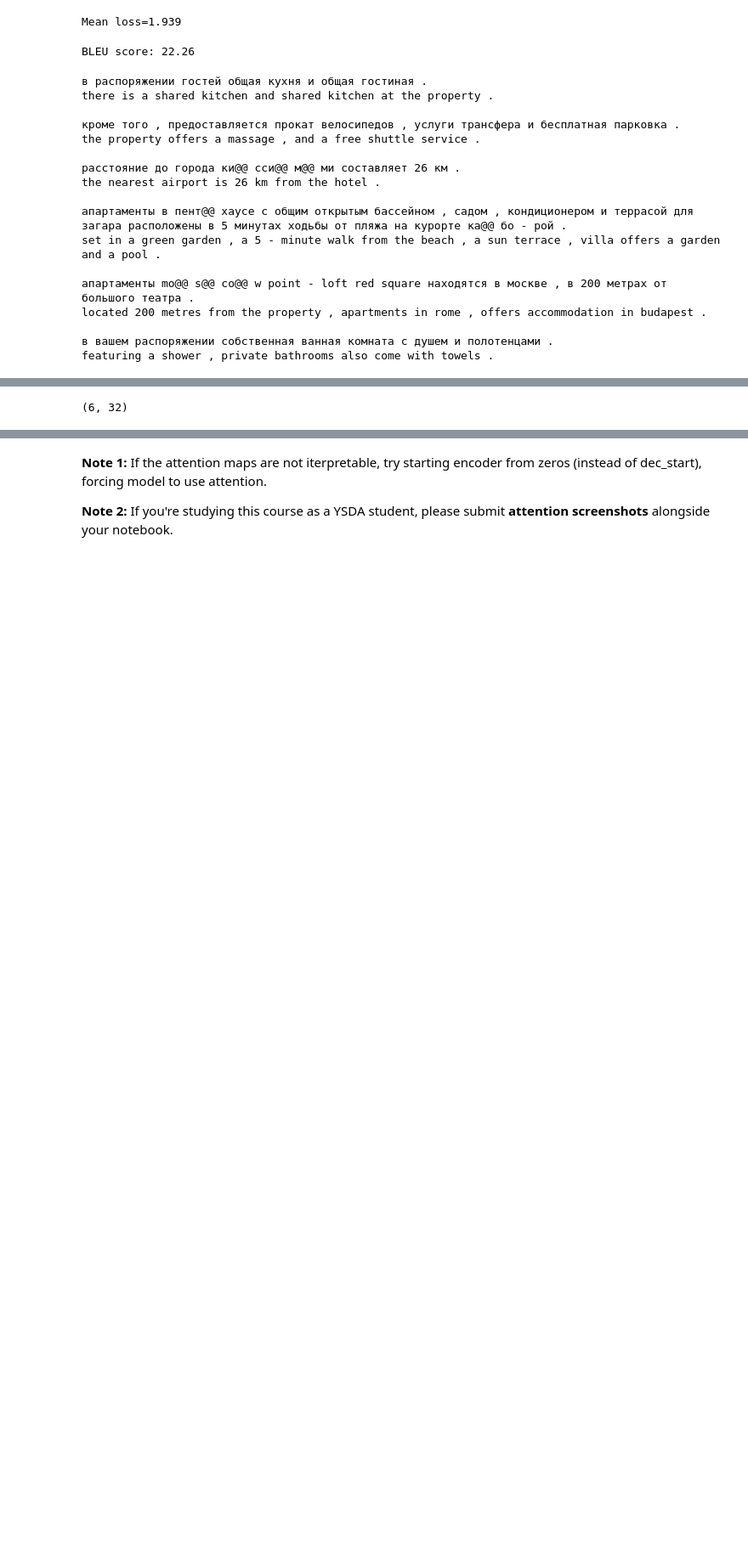
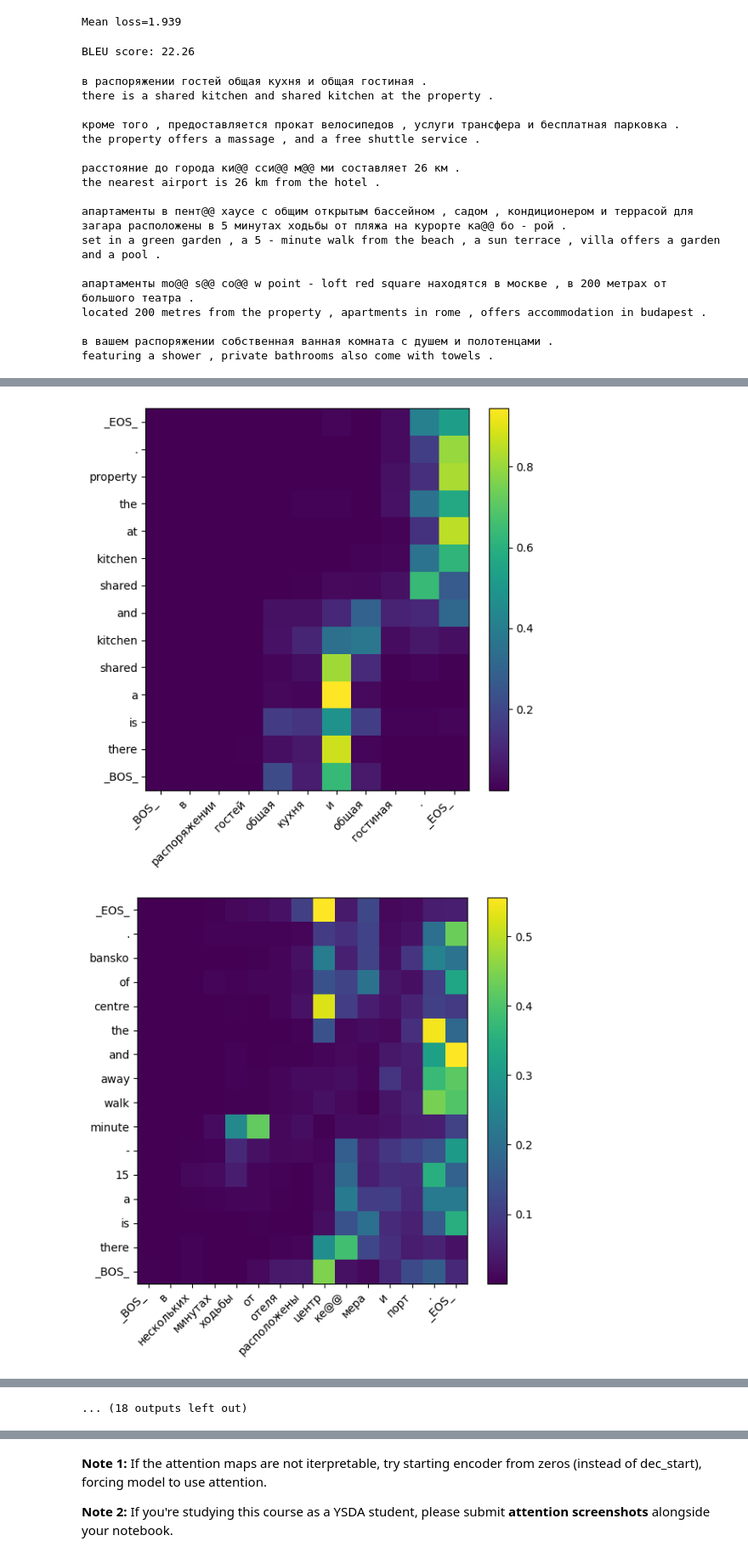
Before and after one commit to mishcum/nlp_course, a Jupyter notebook: week03_attention/new_practice_and_homework_2.ipynb, the cells around one changed output, grey strips where cells are left out. Shown at 85% size. Cells and saved outputs as stored; diff of their text form; code cells hidden in the pictures; blank space fills up the shorter version.

```diff
--- a/week03_attention/new_practice_and_homework_2.ipynb
+++ b/week03_attention/new_practice_and_homework_2.ipynb
@@ -655,3 +655,5 @@ located 200 metres from the property , apartments in rome , offers accommodation
 featuring a shower , private bathrooms also come with towels .
 # %%
 torch.save(model.state_dict(), 'AttentiveModel.pt')
+# %%
+model.load_state_dict(torch.load('AttentiveModel.pt', map_location=device))
@@ -693,3 +672,21 @@ def draw_attention(inp_line, translation, probs):
+# %%
+import numpy as np
+import matplotlib.pyplot as plt
+
+def draw_attention_mpl(inp_line, translation, probs):
+    inp_tokens = inp_voc.tokenize(inp_line)
+    trans_tokens = out_voc.tokenize(translation)
+
+    probs = np.asarray(probs)
+    probs = probs[:len(trans_tokens), :len(inp_tokens)]
+
+    plt.figure(figsize=(6, 6))
+    plt.imshow(probs[::-1], aspect="auto")
+    plt.xticks(range(len(inp_tokens)), inp_tokens, rotation=45, ha="right")
+    plt.yticks(range(len(trans_tokens)), trans_tokens[::-1])
+    plt.colorbar()
+    plt.tight_layout()
+    plt.show()
 # %%
 print("Source:")
 print('\n'.join([line for line in train_inp[:3]]))
@@ -700,14 +707,18 @@ print('\n'.join([line for line in trans]))
 # %%
-inp = dev_inp[::500]
+inp = dev_inp[::4]
 
 trans, states = model.translate_lines(inp)
 
 # select attention probs from model state (you may need to change this for your custom model)
 # attention_probs below must have shape [batch_size, translation_length, input_length], extracted from states
 # e.g. if attention probs are at the end of each state, use np.stack([state[-1] for state in states], axis=1)
-attention_probs = <YOUR CODE>
+attention_probs = np.stack(
+    [st[-1].detach().cpu().numpy() for st in states[1:]],  # st[-1]: [batch, input_len]
+    axis=0                                                  # -> [translation_len, batch, input_len]
+)
 # %%
-for i in range(5):
-    draw_attention(inp[i], trans[i], attention_probs[:, i])
-# Does it look fine already? don't forget to save images for anytask!
+for i in range(30):
+    draw_attention_mpl(inp[i], trans[i], attention_probs[:, i])
 # %% [output]
+[figure, added]
+[figure, added]
@@ -714 +735 @@ for i in range(5):
-(6, 32)
+... (18 outputs left out)
```
Also changed, not shown: parts of 7 cells of this notebook, 1 other file.
